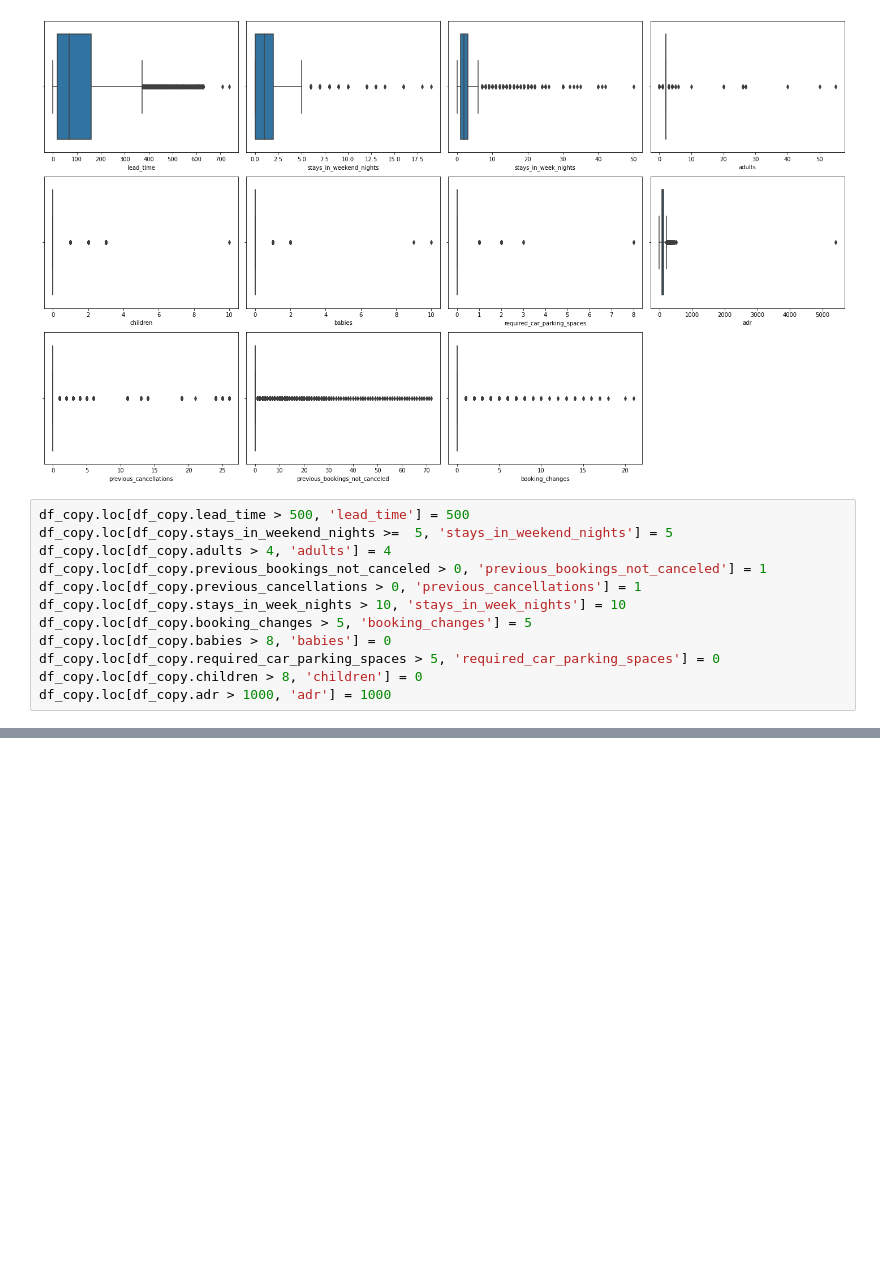
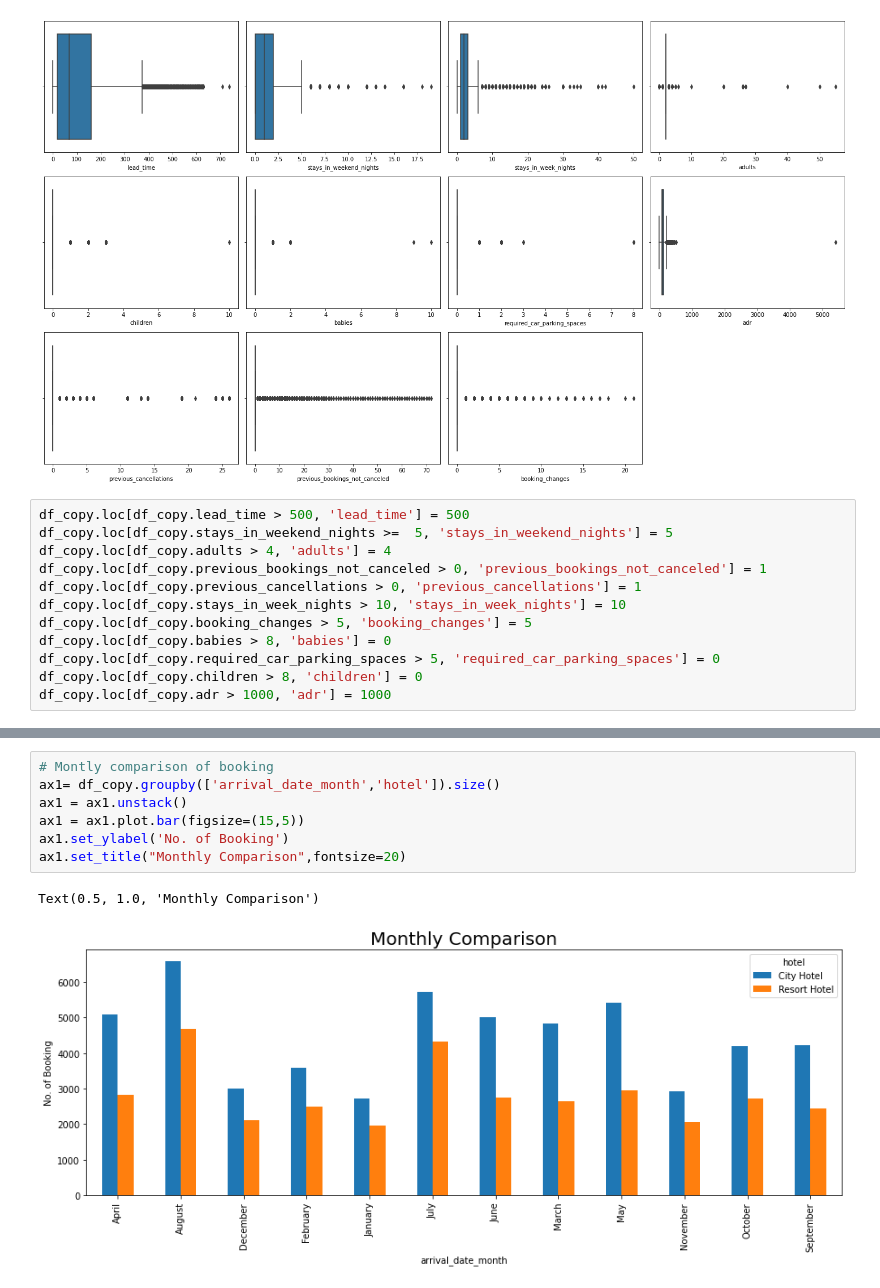
Before and after one commit to shikhar23091999/hotel-booking-analysis, a Jupyter notebook: Hotel_Booking_Analysis_Shikhar_Satpute.ipynb, the cells around one changed output, grey strips where cells are left out. Cells and saved outputs as stored; diff of their text form; blank space fills up the shorter version.

```diff
--- a/Hotel_Booking_Analysis_Shikhar_Satpute.ipynb
+++ b/Hotel_Booking_Analysis_Shikhar_Satpute.ipynb
@@ -158,0 +187,10 @@ df_copy.loc[df_copy.adr > 1000, 'adr'] = 1000
+# %%
+# Montly comparison of booking
+ax1= df_copy.groupby(['arrival_date_month','hotel']).size()
+ax1 = ax1.unstack()
+ax1 = ax1.plot.bar(figsize=(15,5))
+ax1.set_ylabel('No. of Booking')
+ax1.set_title("Monthly Comparison",fontsize=20)
+# %% [output]
+Text(0.5, 1.0, 'Monthly Comparison')
+[figure, added]
```
Also changed, not shown: parts of 12 cells of this notebook.
